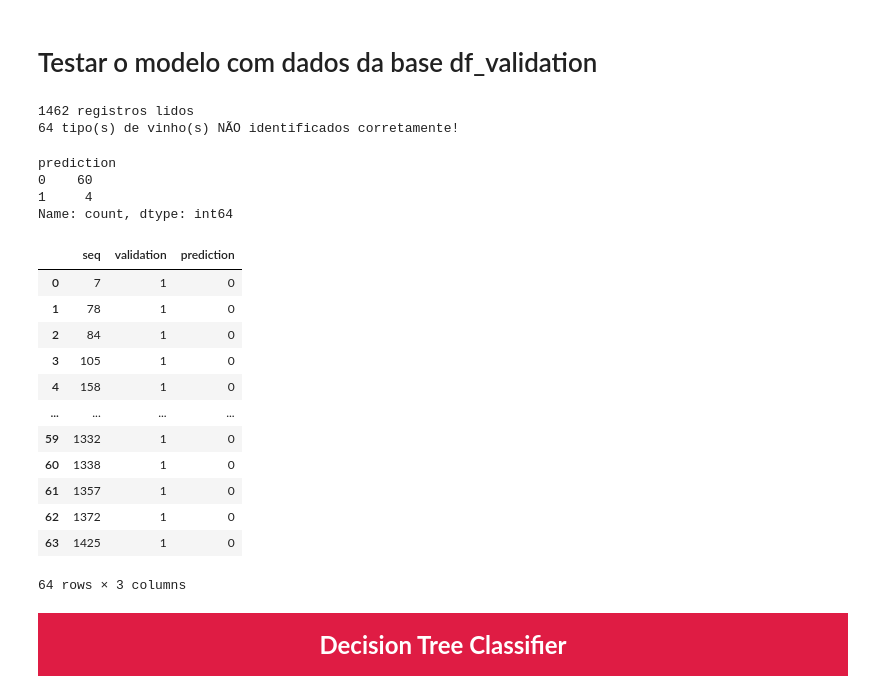
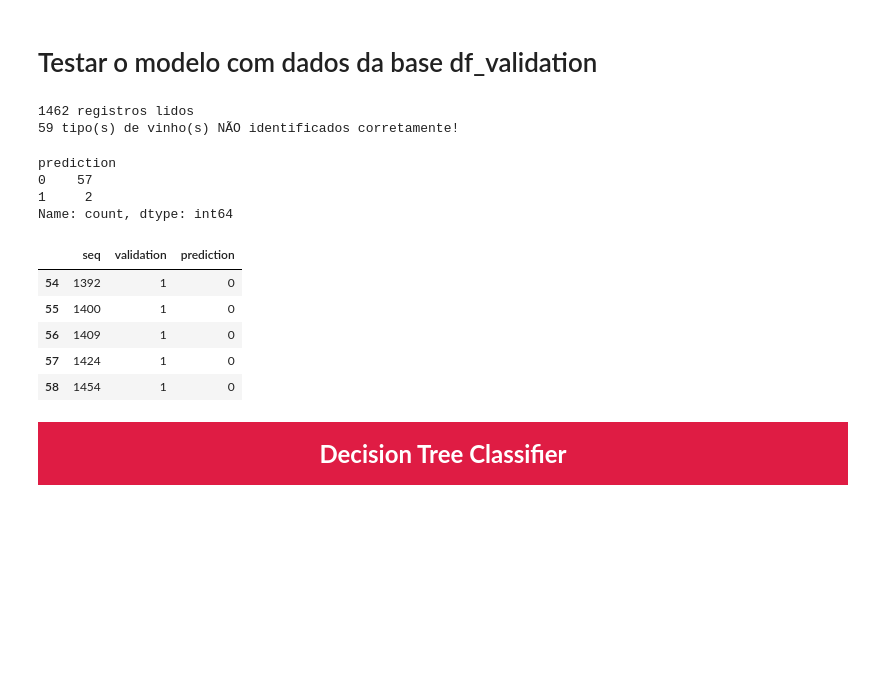
Before and after one commit to geanclm/machine-learning, a Jupyter notebook: CLASSIFICAÇÃO_Wine_Kaggle_csv.ipynb, the cells around one changed output. Drawn from its saved outputs; the diff is of its cells as text; code cells hidden in the pictures; blank space fills up the shorter version.

```diff
--- a/CLASSIFICAÇÃO_Wine_Kaggle_csv.ipynb
+++ b/CLASSIFICAÇÃO_Wine_Kaggle_csv.ipynb
@@ -913,39 +938,32 @@ prediction = list(neigh.predict(X_val_padronizado[start:end]))
 # %%
 if (validation != prediction):
     # imprimir dataframe com PREVISÃO diferente da variável real de referência
     resultados = []
     for i, (a, b) in enumerate(zip(validation, prediction)):
         if a != b:
     #         print(f"Posição {i}: {a} != {b}")
             resultados.append([i, a, b])
     dfp = pd.DataFrame(resultados, columns=["seq", "validation", "prediction"])
     print(f'{len(prediction)} registros lidos')
     print(f'{dfp.prediction.shape[0]} tipo(s) de vinho(s) NÃO identificados corretamente!')
     display(dfp.prediction.value_counts())
-    display(dfp)
+    display(dfp.tail())
 else:
     print(f'O modelo previu corretamente os resultados em relação a variável "y"')
     print(list(set(validation) - set(prediction)))
 # %% [output]
 1462 registros lidos
-64 tipo(s) de vinho(s) NÃO identificados corretamente!
+59 tipo(s) de vinho(s) NÃO identificados corretamente!
 prediction
-0    60
-1     4
+0    57
+1     2
 Name: count, dtype: int64
 |  | seq | validation | prediction |
-| 0 | 7 | 1 | 0 |
-| 1 | 78 | 1 | 0 |
-| 2 | 84 | 1 | 0 |
-| 3 | 105 | 1 | 0 |
-| 4 | 158 | 1 | 0 |
-| ... | ... | ... | ... |
-| 59 | 1332 | 1 | 0 |
-| 60 | 1338 | 1 | 0 |
-| 61 | 1357 | 1 | 0 |
-| 62 | 1372 | 1 | 0 |
-| 63 | 1425 | 1 | 0 |
+| 54 | 1392 | 1 | 0 |
+| 55 | 1400 | 1 | 0 |
+| 56 | 1409 | 1 | 0 |
+| 57 | 1424 | 1 | 0 |
+| 58 | 1454 | 1 | 0 |
-64 rows × 3 columns
 # %% [markdown]
 <center style="font-size:18pt; background-color:#DF1C44">
     <br/>
```
Also changed, not shown: parts of 82 cells of this notebook.
